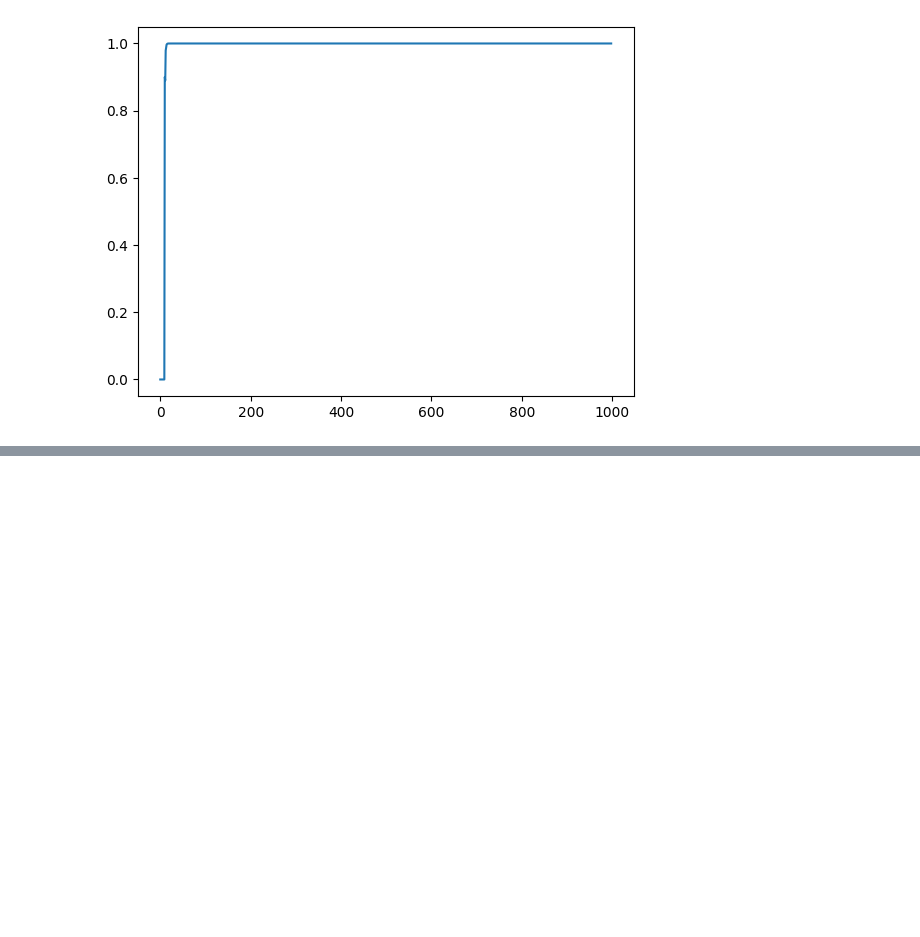
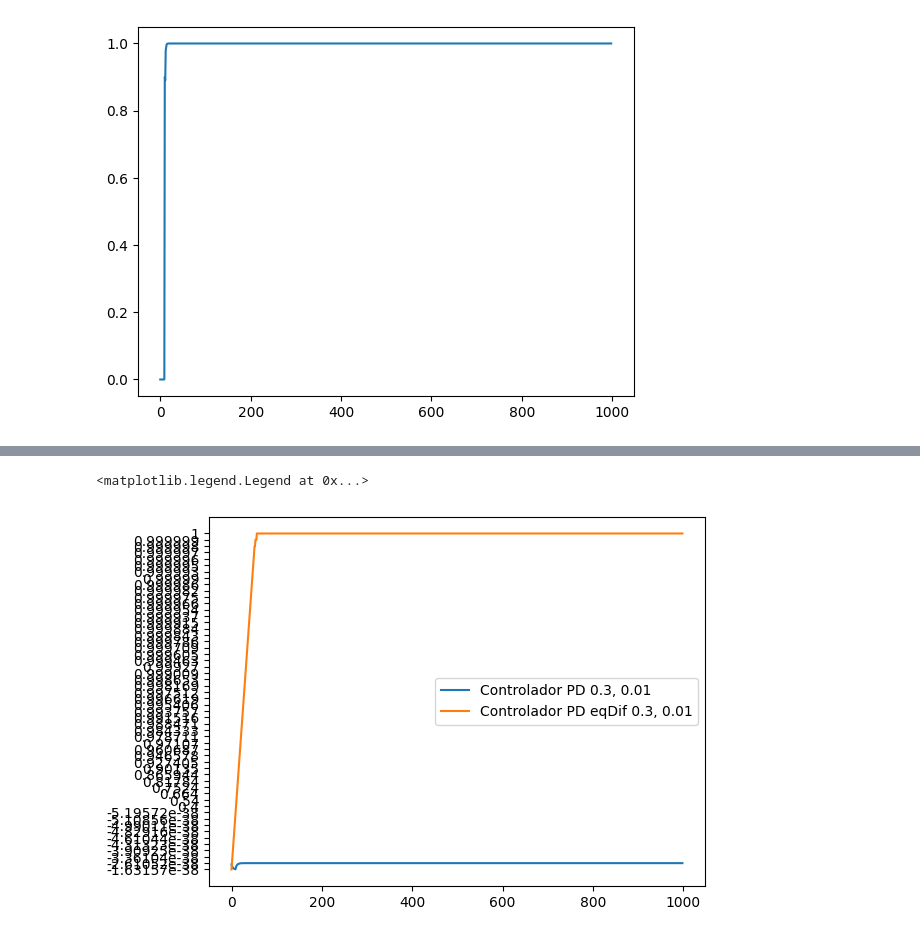
Before and after one commit to JoaoYukio/PCO119, a Jupyter notebook: Parte_Max/simulacaoControle/visualizacao.ipynb, the cells around one changed output, grey strips where cells are left out. Saved outputs shown, nothing was run; the diff lists cells and outputs as text; code cells hidden in the pictures; blank space fills up the shorter version.

```diff
--- a/Parte_Max/simulacaoControle/visualizacao.ipynb
+++ b/Parte_Max/simulacaoControle/visualizacao.ipynb
@@ -102,0 +118,5 @@ plt.plot(arrSPD, label = "Controlador PD 0.8, 0.01")
+# %%
+fSD = open("outSoloPD.txt", "r")
+arrSPD = fSD.read().split(',')
+arrSPD = arrSPD[:len(arrSPD)-2]#O ultimo carectere é um espaço em branco
+arrSPD = [float(x) for x in arrSPD]
@@ -102,0 +128,9 @@ plt.plot(arrSPD, label = "Controlador PD 0.8, 0.01")
+# %%
+#Comparando os resultados
+plt.plot(arrSPD, label = "Controlador PD 0.3, 0.01")
+plt.plot(arrPDeq, label = "Controlador PD eqDif 0.3, 0.01")
+
+plt.legend()
+# %% [output]
+<matplotlib.legend.Legend at 0x...>
+[figure, added]
```
Also changed, not shown: parts of 4 cells of this notebook, 6 other files.
